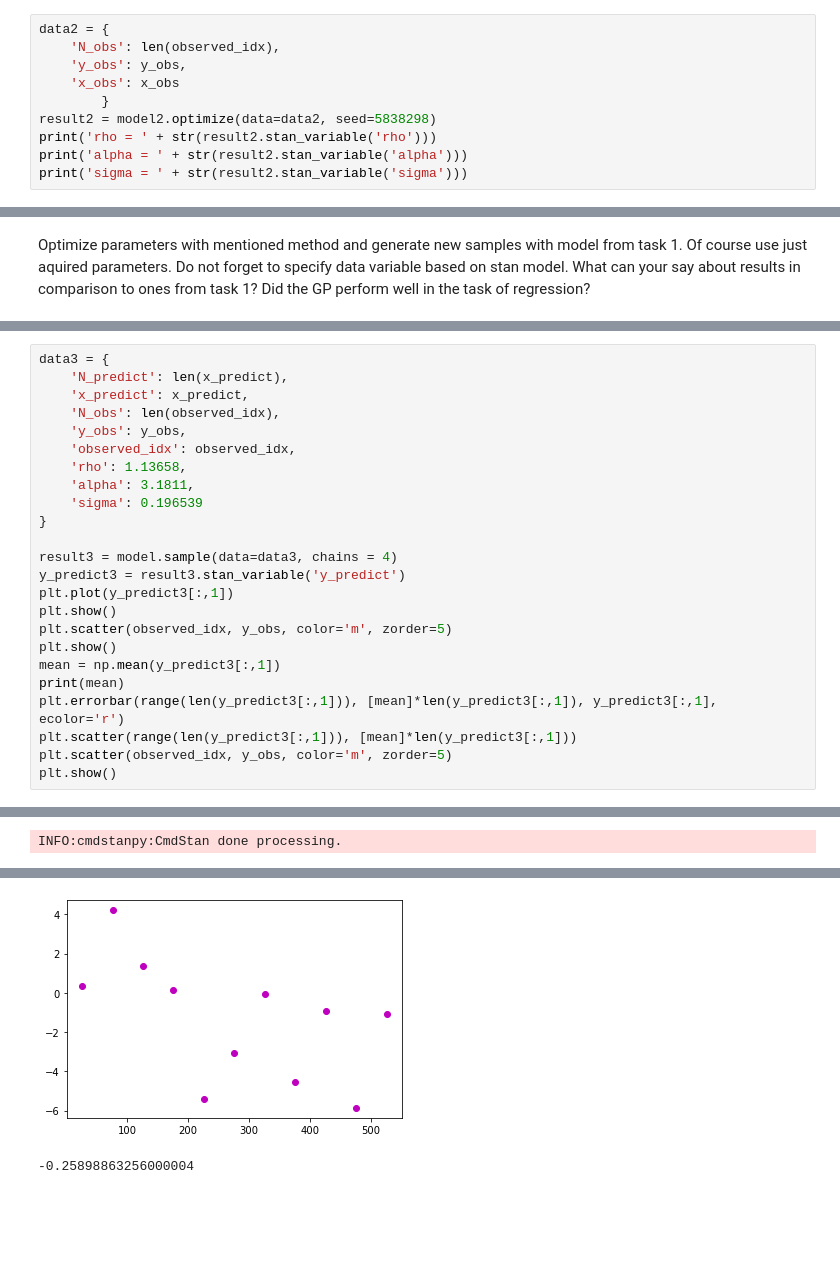
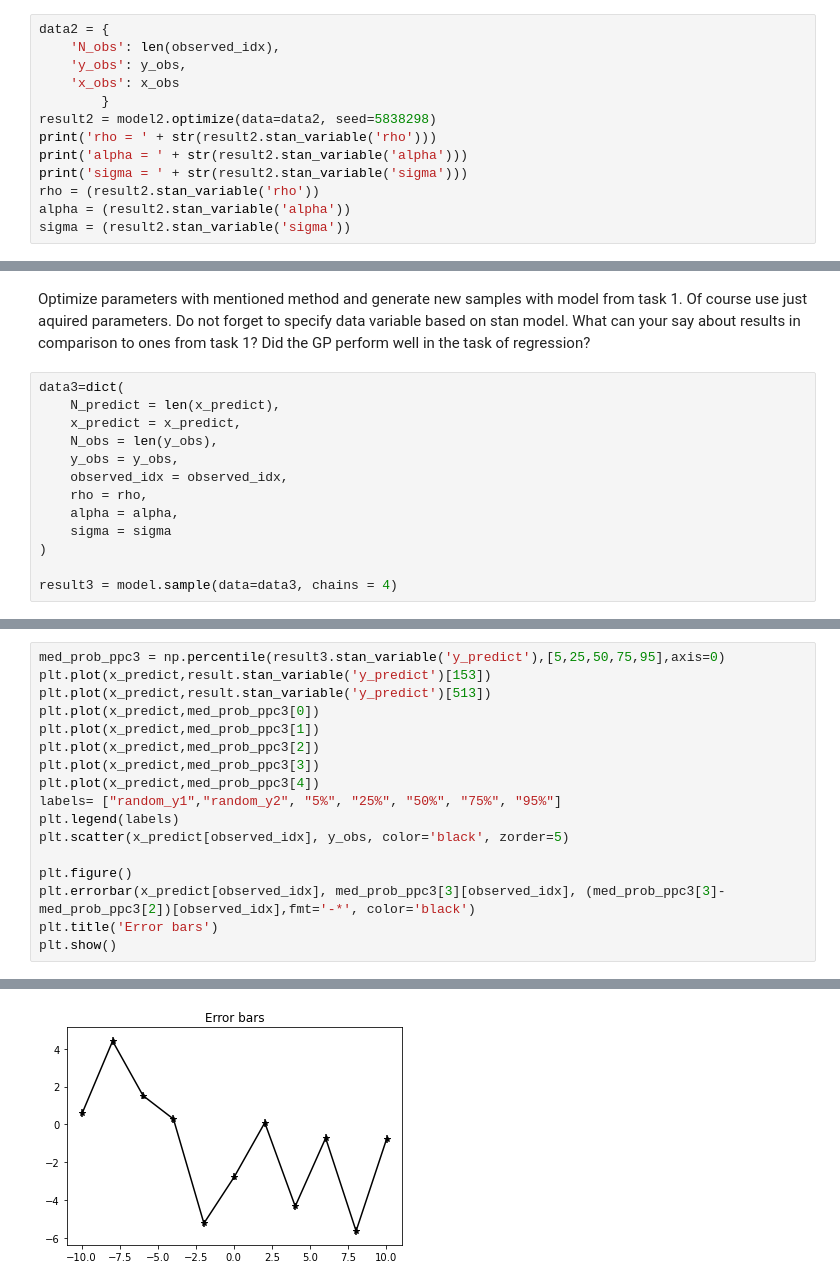
Before and after one commit to tenkinogawa/Data-Analytics, a Jupyter notebook: Lab6/Agnieszka_Welian_lab6.ipynb, the cells around one changed output, grey strips where cells are left out. Drawn from its saved outputs; the diff is of its cells as text; blank space fills up the shorter version.

Commit message:
Lab5, Lab6, Lab7 - changes - comments added, new model for lab5

```diff
--- a/Lab6/Agnieszka_Welian_lab6.ipynb
+++ b/Lab6/Agnieszka_Welian_lab6.ipynb
@@ -181,6 +173,9 @@ result2 = model2.optimize(data=data2, seed=5838298)
 print('rho = ' + str(result2.stan_variable('rho')))
 print('alpha = ' + str(result2.stan_variable('alpha')))
 print('sigma = ' + str(result2.stan_variable('sigma')))
+rho = (result2.stan_variable('rho'))
+alpha = (result2.stan_variable('alpha'))
+sigma = (result2.stan_variable('sigma'))
 # %% [output]
 INFO:cmdstanpy:Chain [1] start processing
 INFO:cmdstanpy:Chain [1] done processing
@@ -191,3 +186,16 @@ sigma = 0.196539
 Optimize parameters with mentioned method and generate new samples with model from task 1. Of course use just aquired parameters. Do not forget to specify data variable based on stan model.
 What can your say about results in comparison to ones from task 1?
 Did the GP perform well in the task of regression?
+# %%
+data3=dict(
+    N_predict = len(x_predict),
+    x_predict = x_predict,
+    N_obs = len(y_obs),
+    y_obs = y_obs,
+    observed_idx = observed_idx,
+    rho = rho,
+    alpha = alpha,
+    sigma = sigma
+)
+
+result3 = model.sample(data=data3, chains = 4)
@@ -194,25 +238,18 @@ Did the GP perform well in the task of regression?
 # %%
-data3 = {
-    'N_predict': len(x_predict),
-    'x_predict': x_predict,
-    'N_obs': len(observed_idx),
-    'y_obs': y_obs,
-    'observed_idx': observed_idx,
-    'rho': 1.13658,
-    'alpha': 3.1811,
-    'sigma': 0.196539
-}
+med_prob_ppc3 = np.percentile(result3.stan_variable('y_predict'),[5,25,50,75,95],axis=0)
+plt.plot(x_predict,result.stan_variable('y_predict')[153])
+plt.plot(x_predict,result.stan_variable('y_predict')[513])
+plt.plot(x_predict,med_prob_ppc3[0])
+plt.plot(x_predict,med_prob_ppc3[1])
+plt.plot(x_predict,med_prob_ppc3[2])
+plt.plot(x_predict,med_prob_ppc3[3])
+plt.plot(x_predict,med_prob_ppc3[4])
+labels= ["random_y1","random_y2", "5%", "25%", "50%", "75%", "95%"]
+plt.legend(labels)
+plt.scatter(x_predict[observed_idx], y_obs, color='black', zorder=5)
 
-result3 = model.sample(data=data3, chains = 4)
-y_predict3 = result3.stan_variable('y_predict')
-plt.plot(y_predict3[:,1])
+plt.figure()
+plt.errorbar(x_predict[observed_idx], med_prob_ppc3[3][observed_idx], (med_prob_ppc3[3]-med_prob_ppc3[2])[observed_idx],fmt='-*', color='black')
+plt.title('Error bars')
 plt.show()
-plt.scatter(observed_idx, y_obs, color='m', zorder=5)
-plt.show()
-mean = np.mean(y_predict3[:,1])
-print(mean)
-plt.errorbar(range(len(y_predict3[:,1])), [mean]*len(y_predict3[:,1]), y_predict3[:,1], ecolor='r')
-plt.scatter(range(len(y_predict3[:,1])), [mean]*len(y_predict3[:,1]))
-plt.scatter(observed_idx, y_obs, color='m', zorder=5)
-plt.show()
 # %% [output]
@@ -236 +255,0 @@ chain 4 |██████████| 03:23 Sampling completed
-INFO:cmdstanpy:CmdStan done processing.
@@ -238,2 +257 @@ INFO:cmdstanpy:CmdStan done processing.
-[figure, old version]
+[figure, new version]
--0.25898863256000004
```
Also changed, not shown: parts of 8 cells of this notebook, 7 other files.
